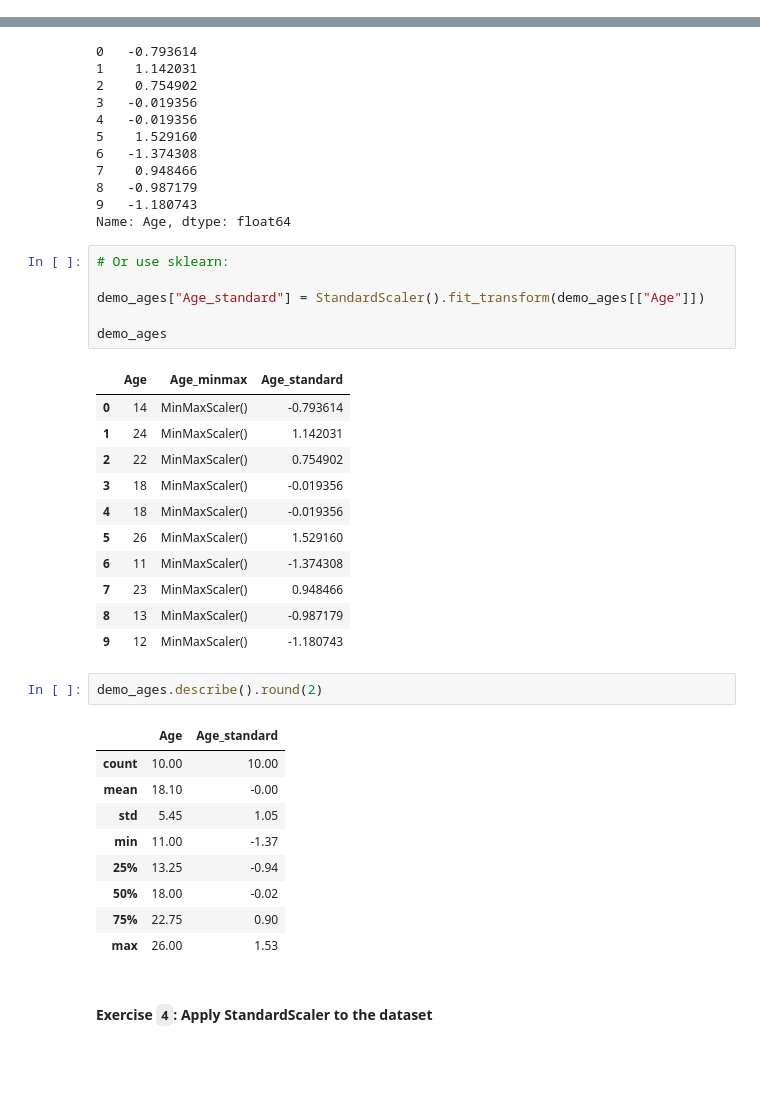
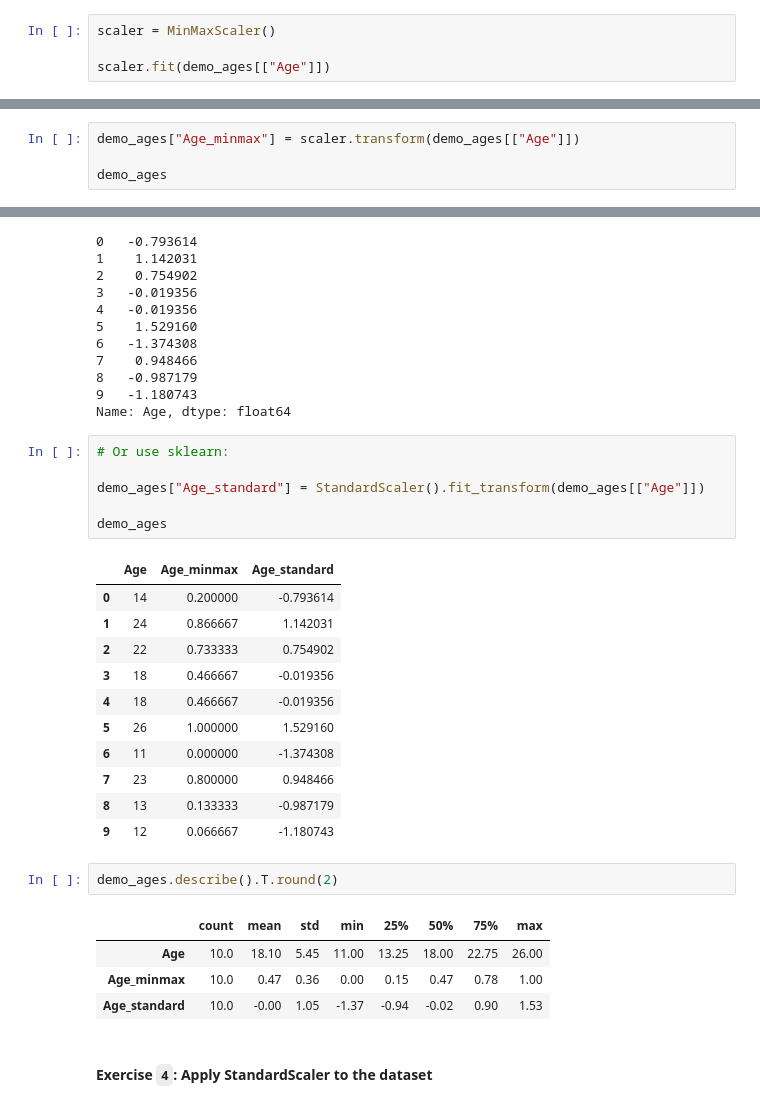
Before and after one commit to vblcg/Data-Mining-25-26, a Jupyter notebook: notebooks/lab06_data_preprocess.ipynb, the cells around one changed output, grey strips where cells are left out. Saved outputs shown, nothing was run; the diff lists cells and outputs as text; blank space fills up the shorter version.

```diff
--- a/notebooks/lab06_data_preprocess.ipynb
+++ b/notebooks/lab06_data_preprocess.ipynb
@@ -658,0 +661,4 @@ demo_ages
+# %%
+scaler = MinMaxScaler()
+
+scaler.fit(demo_ages[["Age"]])
@@ -658,0 +667,4 @@ demo_ages
+# %%
+demo_ages["Age_minmax"] = scaler.transform(demo_ages[["Age"]])
+
+demo_ages
@@ -802,28 +847,23 @@ demo_ages["Age_standard"] = StandardScaler().fit_transform(demo_ages[["Age"]])
 demo_ages
 # %% [output]
 |  | Age | Age_minmax | Age_standard |
-| 0 | 14 | MinMaxScaler() | -0.793614 |
-| 1 | 24 | MinMaxScaler() | 1.142031 |
-| 2 | 22 | MinMaxScaler() | 0.754902 |
-| 3 | 18 | MinMaxScaler() | -0.019356 |
-| 4 | 18 | MinMaxScaler() | -0.019356 |
-| 5 | 26 | MinMaxScaler() | 1.529160 |
-| 6 | 11 | MinMaxScaler() | -1.374308 |
-| 7 | 23 | MinMaxScaler() | 0.948466 |
-| 8 | 13 | MinMaxScaler() | -0.987179 |
-| 9 | 12 | MinMaxScaler() | -1.180743 |
+| 0 | 14 | 0.200000 | -0.793614 |
+| 1 | 24 | 0.866667 | 1.142031 |
+| 2 | 22 | 0.733333 | 0.754902 |
+| 3 | 18 | 0.466667 | -0.019356 |
+| 4 | 18 | 0.466667 | -0.019356 |
+| 5 | 26 | 1.000000 | 1.529160 |
+| 6 | 11 | 0.000000 | -1.374308 |
+| 7 | 23 | 0.800000 | 0.948466 |
+| 8 | 13 | 0.133333 | -0.987179 |
+| 9 | 12 | 0.066667 | -1.180743 |
 # %%
-demo_ages.describe().round(2)
+demo_ages.describe().T.round(2)
 # %% [output]
-|  | Age | Age_standard |
-| count | 10.00 | 10.00 |
-| mean | 18.10 | -0.00 |
-| std | 5.45 | 1.05 |
-| min | 11.00 | -1.37 |
-| 25% | 13.25 | -0.94 |
-| 50% | 18.00 | -0.02 |
-| 75% | 22.75 | 0.90 |
-| max | 26.00 | 1.53 |
+|  | count | mean | std | min | 25% | 50% | 75% | max |
+| Age | 10.0 | 18.10 | 5.45 | 11.00 | 13.25 | 18.00 | 22.75 | 26.00 |
+| Age_minmax | 10.0 | 0.47 | 0.36 | 0.00 | 0.15 | 0.47 | 0.78 | 1.00 |
+| Age_standard | 10.0 | -0.00 | 1.05 | -1.37 | -0.94 | -0.02 | 0.90 | 1.53 |
 # %% [markdown]
 #### Exercise `4`: Apply StandardScaler to the dataset
 # %%
```
Also changed, not shown: parts of 21 cells of this notebook, 2 other files.
